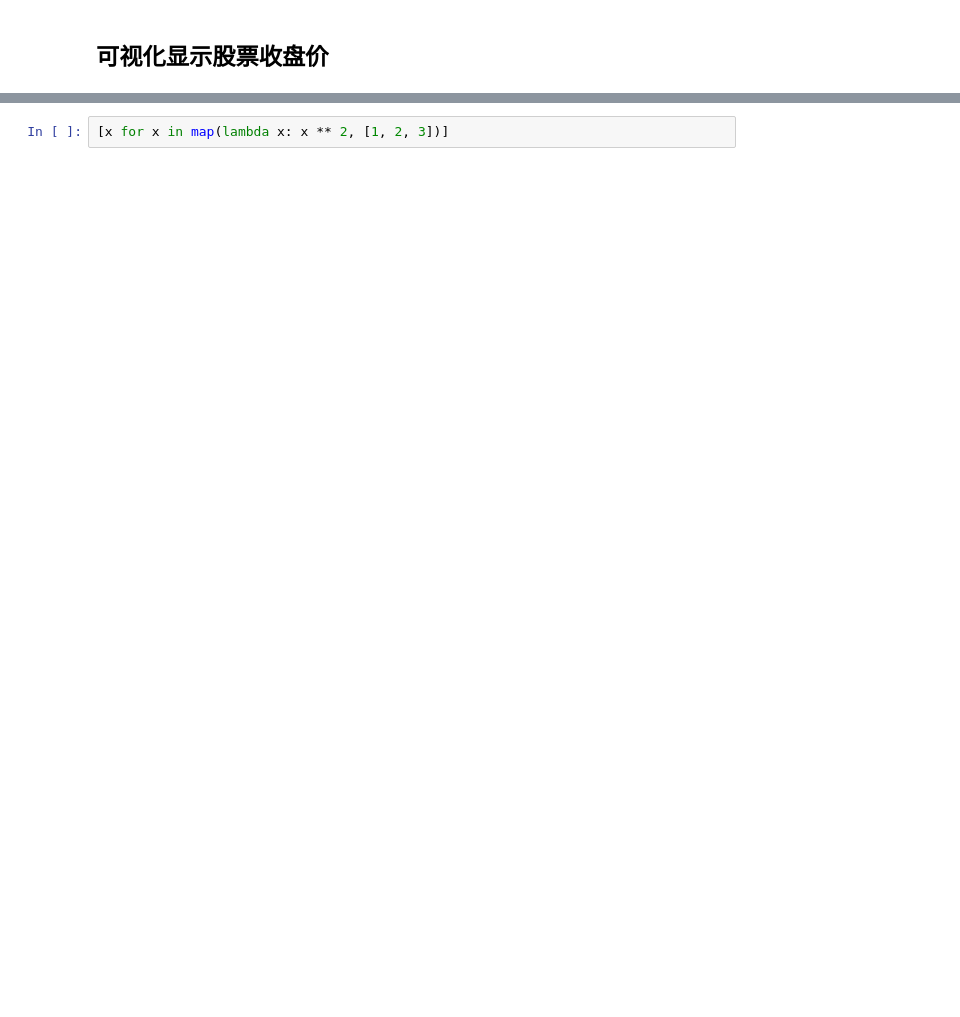
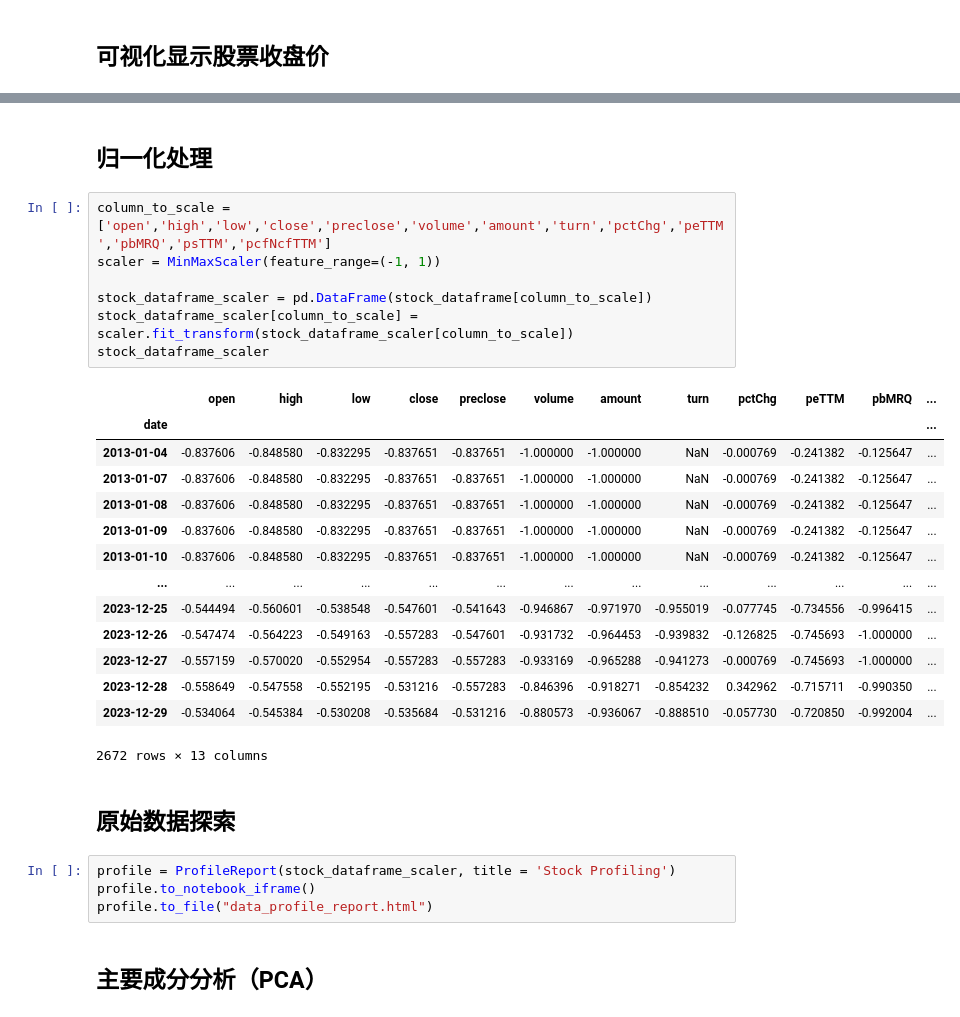
Before and after one commit to yummiko/python_stock_analysis, a Jupyter notebook: yyc_file/stock_analysis_yyc.ipynb, the cells around one changed output, grey strips where cells are left out. Cells and saved outputs as stored; diff of their text form; blank space fills up the shorter version.

```diff
--- a/yyc_file/stock_analysis_yyc.ipynb
+++ b/yyc_file/stock_analysis_yyc.ipynb
@@ -118,3 +197,33 @@ fig_candle.show()
-# %%
-[x for x in map(lambda x: x ** 2, [1, 2, 3])]
+# %% [markdown]
+## 归一化处理
+# %%
+column_to_scale = ['open','high','low','close','preclose','volume','amount','turn','pctChg','peTTM','pbMRQ','psTTM','pcfNcfTTM']
+scaler = MinMaxScaler(feature_range=(-1, 1))
+
+stock_dataframe_scaler = pd.DataFrame(stock_dataframe[column_to_scale])
+stock_dataframe_scaler[column_to_scale] = scaler.fit_transform(stock_dataframe_scaler[column_to_scale])
+stock_dataframe_scaler
+# %% [output]
+|  | open | high | low | close | preclose | volume | amount | turn | pctChg | peTTM | pbMRQ | ... |
+| date |  |  |  |  |  |  |  |  |  |  |  | ... |
+| 2013-01-04 | -0.837606 | -0.848580 | -0.832295 | -0.837651 | -0.837651 | -1.000000 | -1.000000 | NaN | -0.000769 | -0.241382 | -0.125647 | ... |
+| 2013-01-07 | -0.837606 | -0.848580 | -0.832295 | -0.837651 | -0.837651 | -1.000000 | -1.000000 | NaN | -0.000769 | -0.241382 | -0.125647 | ... |
+| 2013-01-08 | -0.837606 | -0.848580 | -0.832295 | -0.837651 | -0.837651 | -1.000000 | -1.000000 | NaN | -0.000769 | -0.241382 | -0.125647 | ... |
+| 2013-01-09 | -0.837606 | -0.848580 | -0.832295 | -0.837651 | -0.837651 | -1.000000 | -1.000000 | NaN | -0.000769 | -0.241382 | -0.125647 | ... |
+| 2013-01-10 | -0.837606 | -0.848580 | -0.832295 | -0.837651 | -0.837651 | -1.000000 | -1.000000 | NaN | -0.000769 | -0.241382 | -0.125647 | ... |
+| ... | ... | ... | ... | ... | ... | ... | ... | ... | ... | ... | ... | ... |
+| 2023-12-25 | -0.544494 | -0.560601 | -0.538548 | -0.547601 | -0.541643 | -0.946867 | -0.971970 | -0.955019 | -0.077745 | -0.734556 | -0.996415 | ... |
+| 2023-12-26 | -0.547474 | -0.564223 | -0.549163 | -0.557283 | -0.547601 | -0.931732 | -0.964453 | -0.939832 | -0.126825 | -0.745693 | -1.000000 | ... |
+| 2023-12-27 | -0.557159 | -0.570020 | -0.552954 | -0.557283 | -0.557283 | -0.933169 | -0.965288 | -0.941273 | -0.000769 | -0.745693 | -1.000000 | ... |
+| 2023-12-28 | -0.558649 | -0.547558 | -0.552195 | -0.531216 | -0.557283 | -0.846396 | -0.918271 | -0.854232 | 0.342962 | -0.715711 | -0.990350 | ... |
+| 2023-12-29 | -0.534064 | -0.545384 | -0.530208 | -0.535684 | -0.531216 | -0.880573 | -0.936067 | -0.888510 | -0.057730 | -0.720850 | -0.992004 | ... |
+2672 rows × 13 columns
+# %% [markdown]
+## 原始数据探索
+# %%
+profile = ProfileReport(stock_dataframe_scaler, title = 'Stock Profiling')
+profile.to_notebook_iframe()
+profile.to_file("data_profile_report.html")
+# %% [markdown]
+## 主要成分分析（PCA）
 # %%
```
Also changed, not shown: parts of 11 cells of this notebook.
